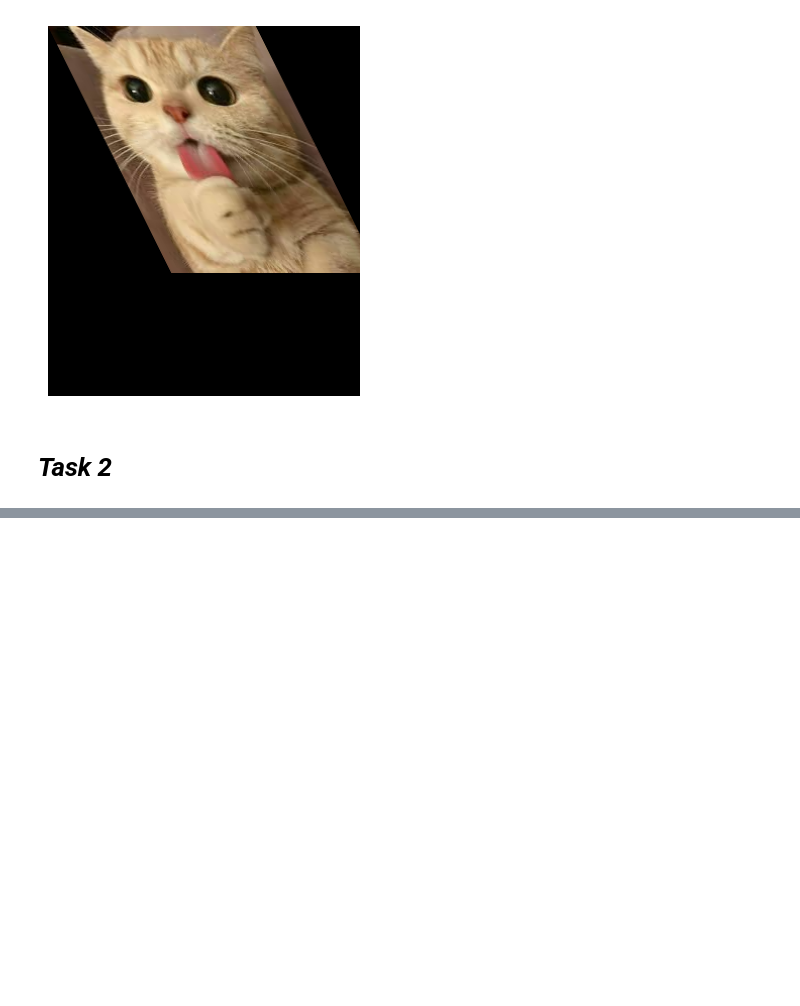
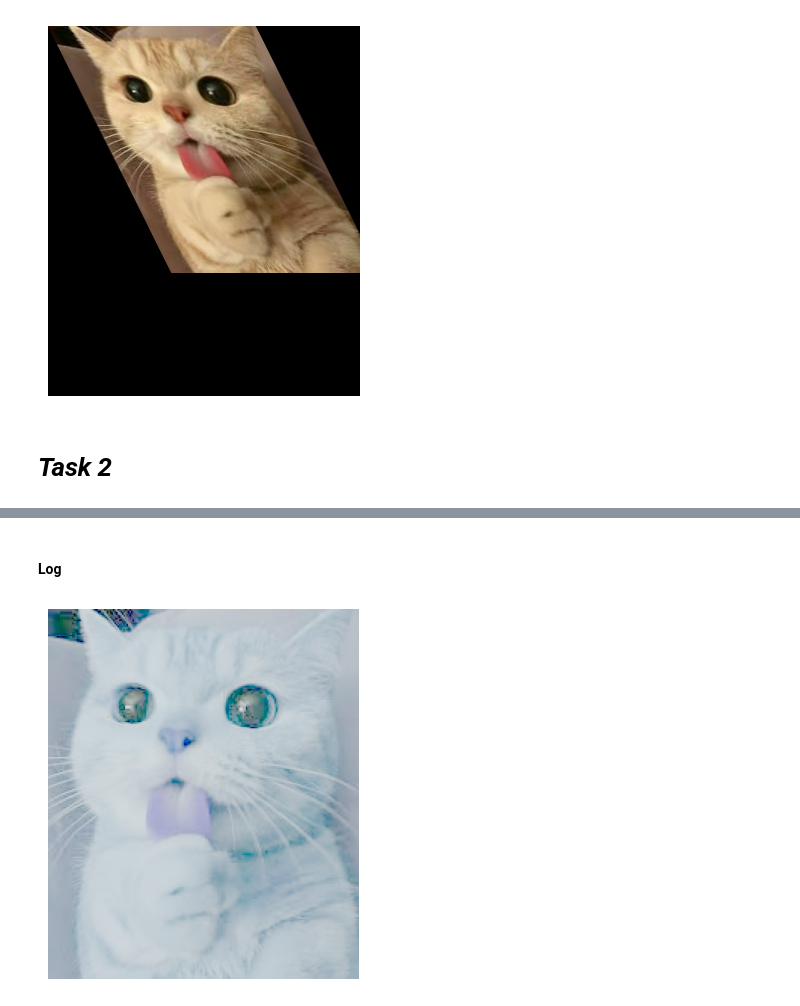
Before and after one commit to ImSleepingHere/ARTI404-Image-Processing-Labs, a Jupyter notebook: Lab 3/Lab3.ipynb, the cells around one changed output, grey strips where cells are left out. Saved outputs shown, nothing was run; the diff lists cells and outputs as text; code cells hidden in the pictures; blank space fills up the shorter version.

```diff
--- a/Lab 3/Lab3.ipynb
+++ b/Lab 3/Lab3.ipynb
@@ -103,0 +113,11 @@ plt.show()
+# %% [markdown]
+#### Log
+# %%
+deg_of_enhancement = 40 #its a constant
+log_img =  deg_of_enhancement * (np.log(1 + img))
+log_img = np.uint8(log_img)
+plt.axis('off')
+plt.imshow(cv2.cvtColor(log_img, cv2.COLOR_BGR2RGB))
+plt.show()
+# %% [output]
+[figure, added]
```
Also changed, not shown: parts of 5 cells of this notebook.
